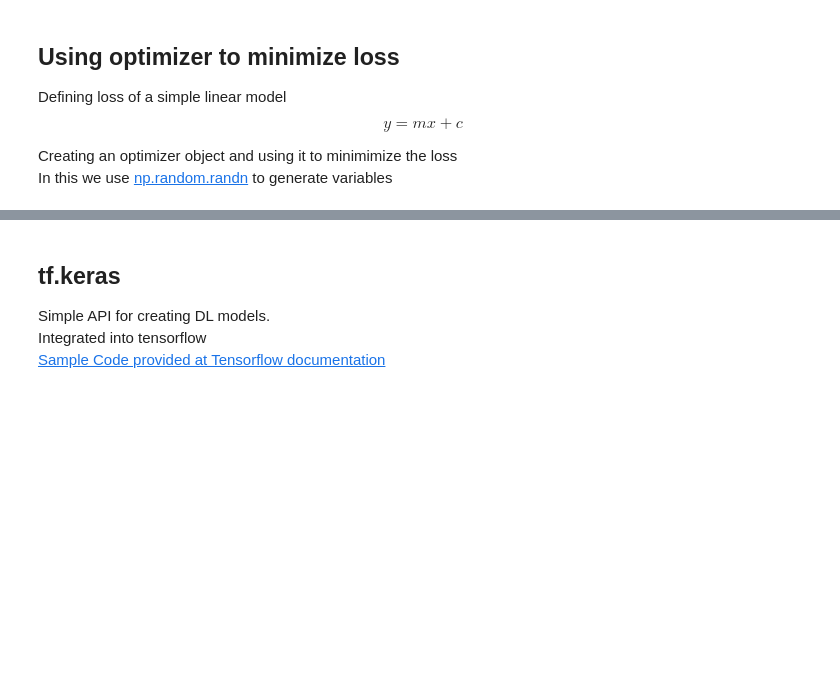
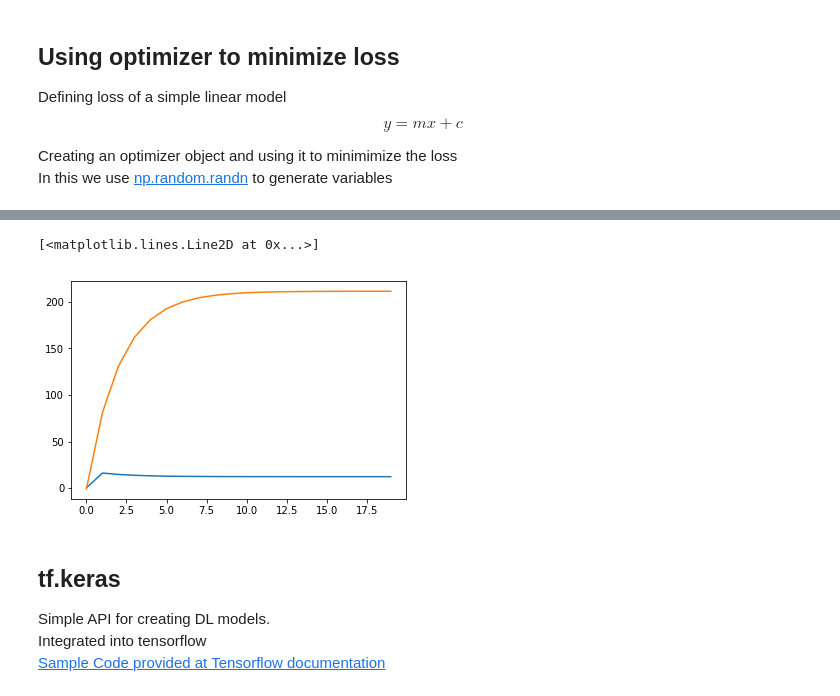
Before and after one commit to vaibagga/TensorflowCSIR, a Jupyter notebook: Tensorflow Basics.ipynb, the cells around one changed output, grey strips where cells are left out. Drawn from its saved outputs; the diff is of its cells as text; code cells hidden in the pictures; blank space fills up the shorter version.

```diff
--- a/Tensorflow Basics.ipynb
+++ b/Tensorflow Basics.ipynb
@@ -227,3 +284,9 @@ print(weights)
+# %%
+plt.plot(wCache)
+plt.plot(bCache)
+# %% [output]
+[<matplotlib.lines.Line2D at 0x...>]
+[figure, added]
 # %% [markdown]
 ## tf.keras
 Simple API for creating DL models.<br/>
```
Also changed, not shown: parts of 19 cells of this notebook, 3 other files.
